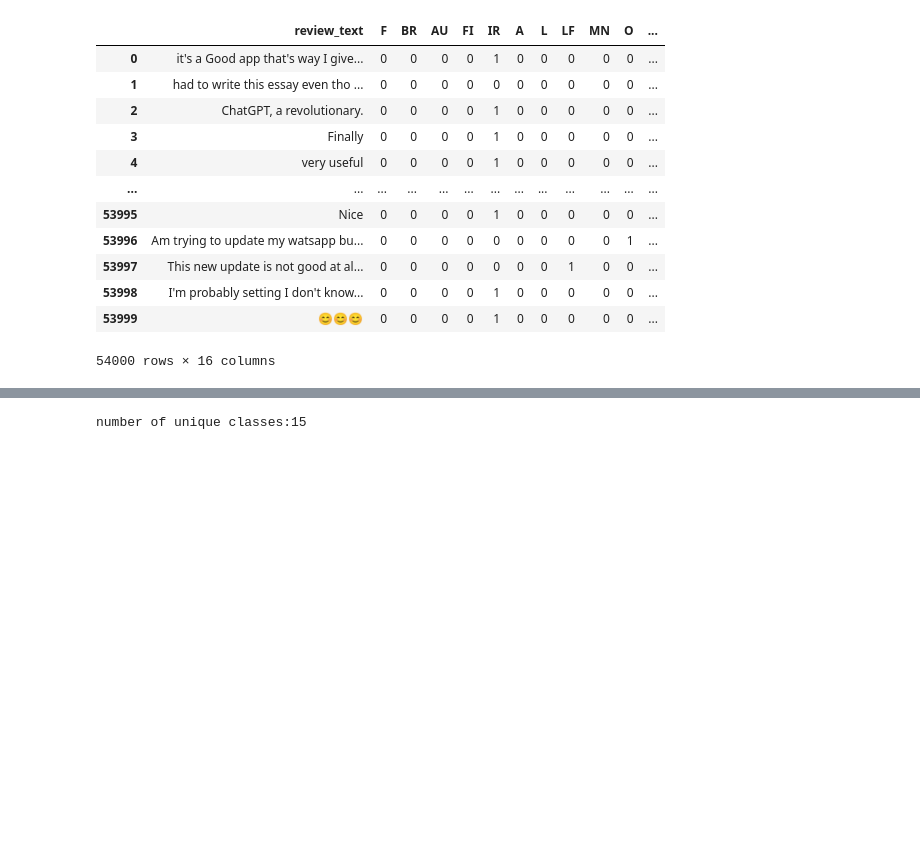
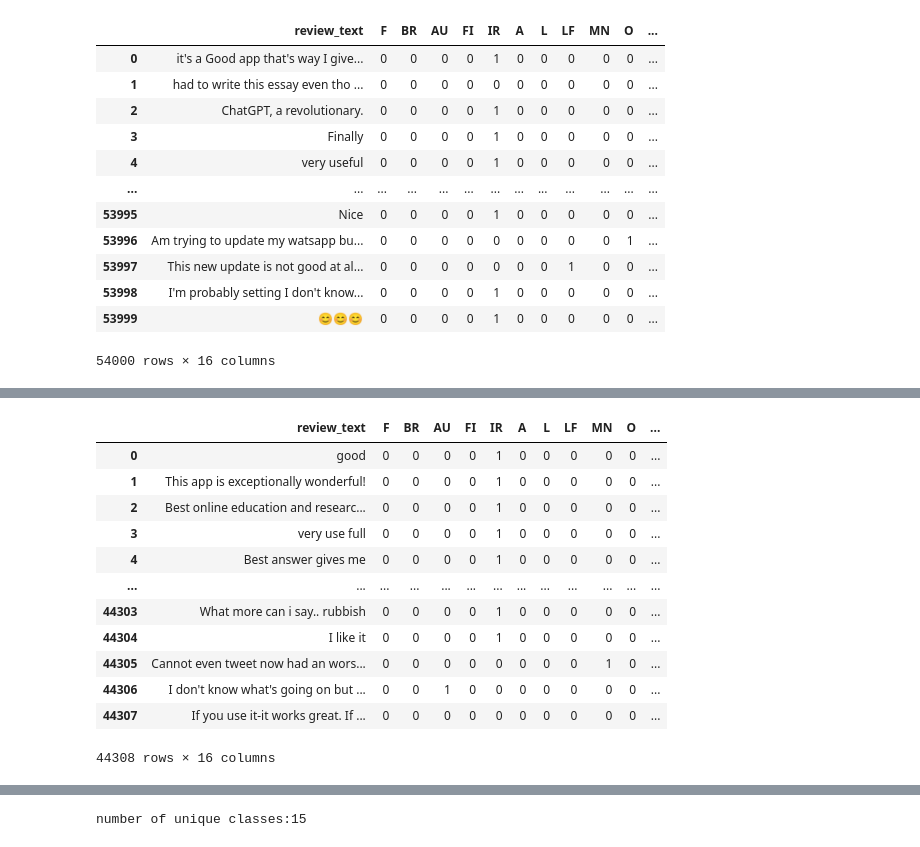
Before and after one commit to Dipp3r/Multilabel-classification-of-app-reviews, a Jupyter notebook: code/_3_analysis/exploratory_data_analysis.ipynb, the cells around one changed output, grey strips where cells are left out. Drawn from its saved outputs; the diff is of its cells as text; code cells hidden in the pictures; blank space fills up the shorter version.

Commit message:
made analysis on the latest dataset collection

```diff
--- a/code/_3_analysis/exploratory_data_analysis.ipynb
+++ b/code/_3_analysis/exploratory_data_analysis.ipynb
@@ -9,6 +9,7 @@ import matplotlib.pyplot as plt
 # %%
 data_df1 = pd.read_csv("../_2_data_generation-gemini-pro/Dataset/dataset1.csv",sep=",",header=0,quotechar='"')
 data_df2 = pd.read_csv("../_2_data_generation-gemini-pro/Dataset/dataset2.csv",sep=",",header=0,quotechar='"')
+data_df3 = pd.read_csv("../_2_data_generation-gemini-pro/Dataset/dataset3.csv",sep=",",header=0,quotechar='"')
 # %%
 classes = {'F':"Feature Request",'AU':"Authentication",'FI':"Filtering", 'A':"Availability", 'L':"Legal", 'LF':"Look-and-Feel", 'MN':"Maintainability", 'O':"Operability", 'PE':"Performance", 'SC':"Scalability", 'SE':"Security", 'US':"Usability", 'BR':"Bug Report", 'PO':"Portability", 'IR':"Irrelevant"}
 # %%
@@ -49,0 +93,16 @@ data_df2
+# %%
+data_df3
+# %% [output]
+|  | review_text | F | BR | AU | FI | IR | A | L | LF | MN | O | ... |
+| 0 | good | 0 | 0 | 0 | 0 | 1 | 0 | 0 | 0 | 0 | 0 | ... |
+| 1 | This app is exceptionally wonderful! | 0 | 0 | 0 | 0 | 1 | 0 | 0 | 0 | 0 | 0 | ... |
+| 2 | Best online education and researc... | 0 | 0 | 0 | 0 | 1 | 0 | 0 | 0 | 0 | 0 | ... |
+| 3 | very use full | 0 | 0 | 0 | 0 | 1 | 0 | 0 | 0 | 0 | 0 | ... |
+| 4 | Best answer gives me | 0 | 0 | 0 | 0 | 1 | 0 | 0 | 0 | 0 | 0 | ... |
+| ... | ... | ... | ... | ... | ... | ... | ... | ... | ... | ... | ... | ... |
+| 44303 | What more can i say.. rubbish | 0 | 0 | 0 | 0 | 1 | 0 | 0 | 0 | 0 | 0 | ... |
+| 44304 | I like it | 0 | 0 | 0 | 0 | 1 | 0 | 0 | 0 | 0 | 0 | ... |
+| 44305 | Cannot even tweet now had an wors... | 0 | 0 | 0 | 0 | 0 | 0 | 0 | 0 | 1 | 0 | ... |
+| 44306 | I don't know what's going on but ... | 0 | 0 | 1 | 0 | 0 | 0 | 0 | 0 | 0 | 0 | ... |
+| 44307 | If you use it-it works great. If ... | 0 | 0 | 0 | 0 | 0 | 0 | 0 | 0 | 0 | 0 | ... |
+44308 rows × 16 columns
```
Also changed, not shown: parts of 14 cells of this notebook.
